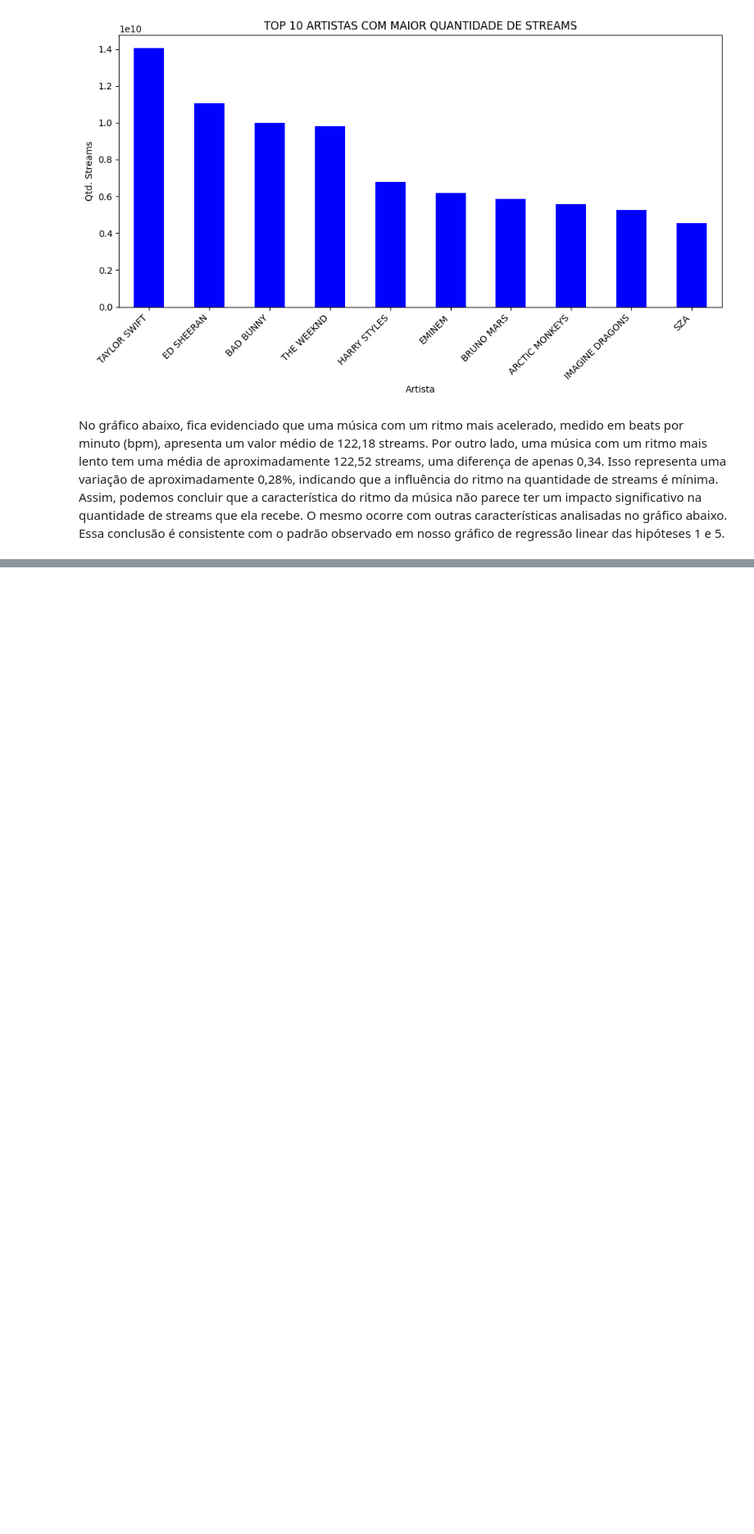
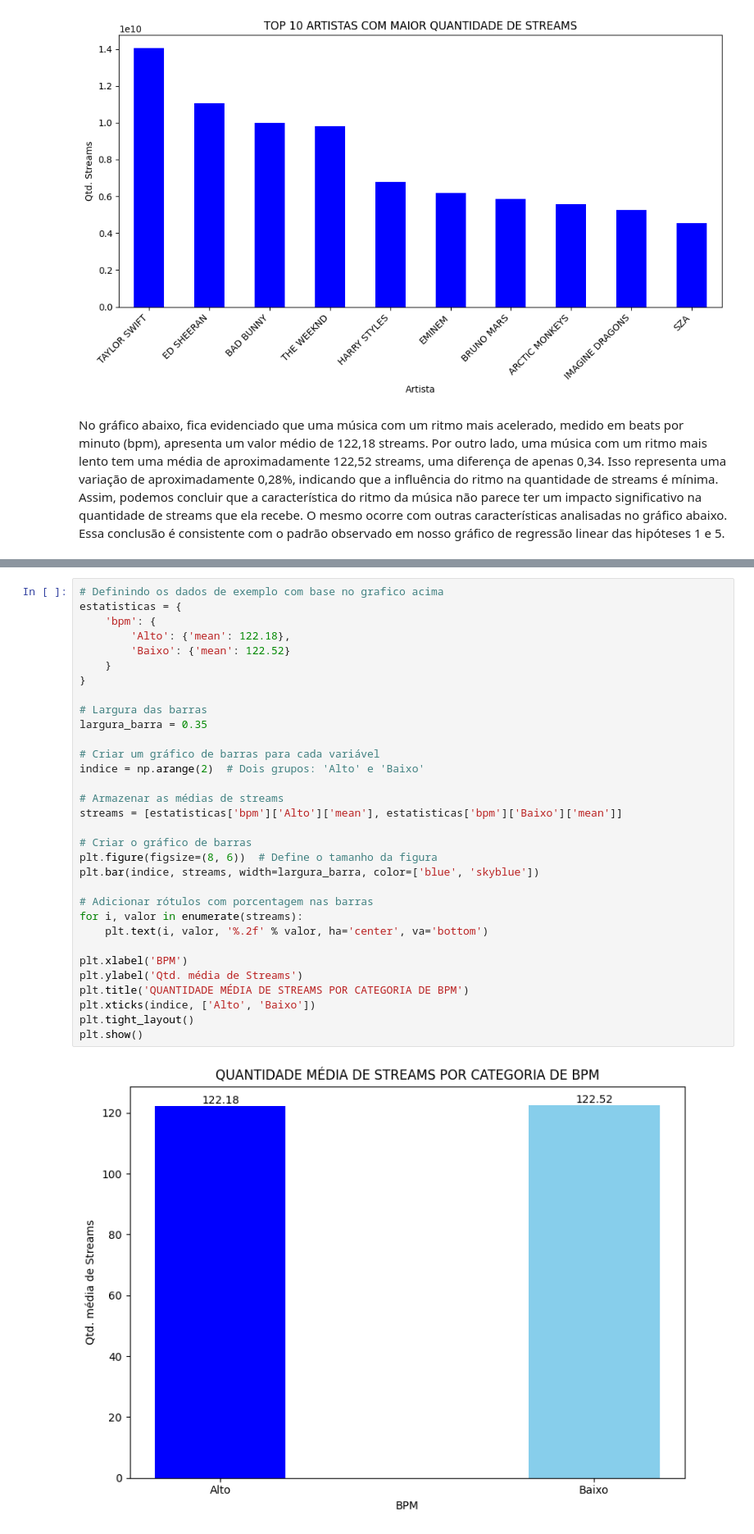
Before and after one commit to CarolyneS14/Hipoteses, a Jupyter notebook: Hipóteses.ipynb, the cells around one changed output, grey strips where cells are left out. Shown at 82% size. Saved outputs shown, nothing was run; the diff lists cells and outputs as text; blank space fills up the shorter version.

Commit message:
Hipóteses musicais: Projeto 2 do Bootcamp de Análise de Dados da Laboratoria

```diff
--- a/Hipóteses.ipynb
+++ b/Hipóteses.ipynb
@@ -825 +829,35 @@ plt.show()
 [figure]
+# %%
+# Definindo os dados de exemplo com base no grafico acima
+estatisticas = {
+    'bpm': {
+        'Alto': {'mean': 122.18},
+        'Baixo': {'mean': 122.52}
+    }
+}
+
+# Largura das barras
+largura_barra = 0.35
+
+# Criar um gráfico de barras para cada variável
+indice = np.arange(2)  # Dois grupos: 'Alto' e 'Baixo'
+
+# Armazenar as médias de streams
+streams = [estatisticas['bpm']['Alto']['mean'], estatisticas['bpm']['Baixo']['mean']]
+
+# Criar o gráfico de barras
+plt.figure(figsize=(8, 6))  # Define o tamanho da figura
+plt.bar(indice, streams, width=largura_barra, color=['blue', 'skyblue'])
+
+# Adicionar rótulos com porcentagem nas barras
+for i, valor in enumerate(streams):
+    plt.text(i, valor, '%.2f' % valor, ha='center', va='bottom')
+
+plt.xlabel('BPM')
+plt.ylabel('Qtd. média de Streams')
+plt.title('QUANTIDADE MÉDIA DE STREAMS POR CATEGORIA DE BPM')
+plt.xticks(indice, ['Alto', 'Baixo'])
+plt.tight_layout()
+plt.show()
+# %% [output]
+[figure, added]
```
Also changed, not shown: parts of 1 cell of this notebook.
